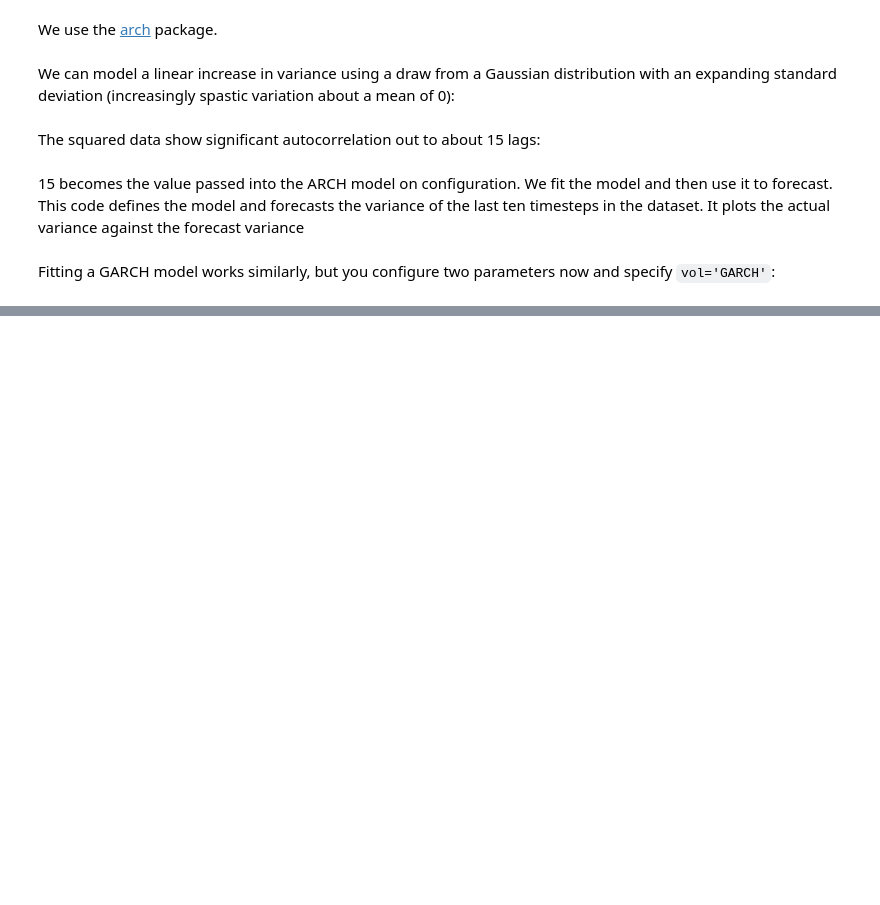
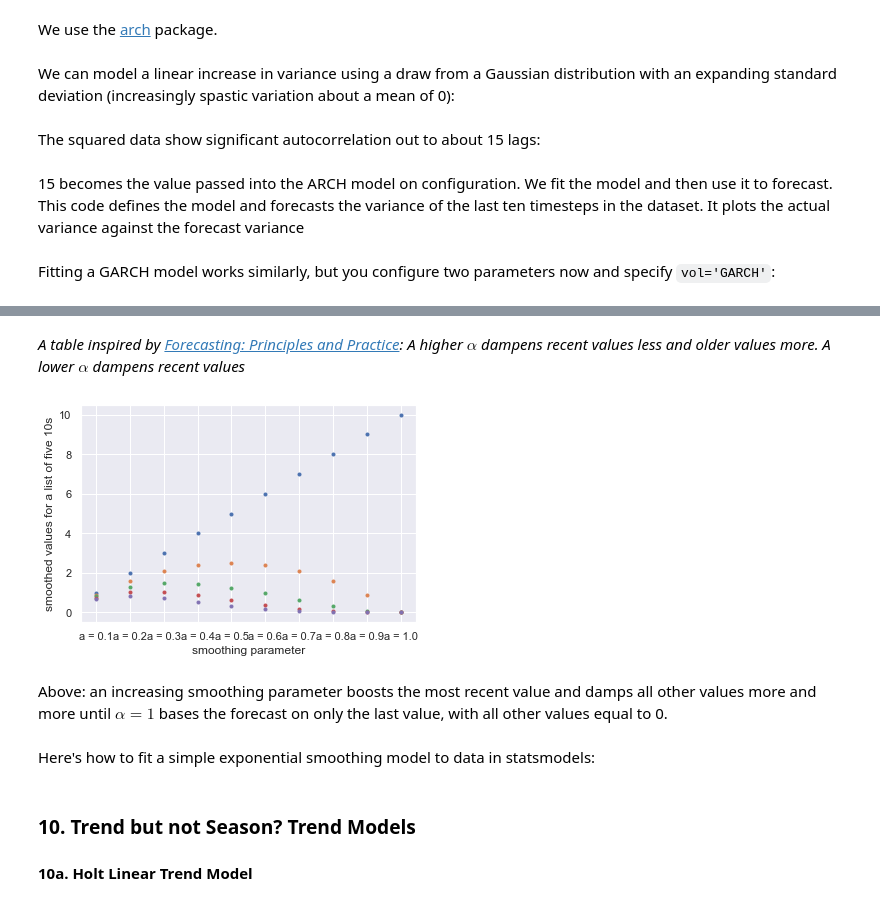
Before and after one commit to jefftrevino/Springboard, a Jupyter notebook: capstone1montereyWeather/time_series_analysis.ipynb, the cells around one changed output, grey strips where cells are left out. Cells and saved outputs as stored; diff of their text form; code cells hidden in the pictures; blank space fills up the shorter version.

Commit message:
added exponential, Holt, and Holt-Winters notes

```diff
--- a/capstone1montereyWeather/time_series_analysis.ipynb
+++ b/capstone1montereyWeather/time_series_analysis.ipynb
@@ -613,0 +629,10 @@ model = arch_model(train, mean='Zero', vol='GARCH', p=15, q=15)
+# %%
+import pandas as pd
+alphas = [x/10 for x in range(1, 11)] # get alphas of .2, .4, .6, .8
+value_df = pd.DataFrame([])
+
+for alpha in alphas:
+     value_df[str(alpha)] = [alpha*(1-alpha)**i *10 for i in range(5)] # smooth move
+value_df.columns = ['a = ' + str(x) for x in value_df.columns]
+value_df.index = value_df.index.rename('smoothing exponent')
+value_df
@@ -613,0 +647,19 @@ model = arch_model(train, mean='Zero', vol='GARCH', p=15, q=15)
+# %% [markdown]
+*A table inspired by [Forecasting: Principles and Practice](https://otexts.com/fpp2/ses.html): A higher $\alpha$ dampens recent values less and older values more. A lower $\alpha$ dampens recent values*
+# %%
+import matplotlib.pyplot as plt
+import seaborn as sns
+
+sns.set()
+
+for i in value_df.index:
+    plt.plot(value_df.loc[i,:], marker='.', linestyle='none')
+plt.xlabel('smoothing parameter')
+plt.ylabel('smoothed values for a list of five 10s')
+plt.show()
+# %% [output]
+[figure, added]
+# %% [markdown]
+Above: an increasing smoothing parameter boosts the most recent value and damps all other values more and more until $\alpha=1$ bases the forecast on only the last value, with all other values equal to 0.
+# %% [markdown]
+Here's how to fit a simple exponential smoothing model to data in statsmodels:
@@ -613,0 +673,4 @@ model = arch_model(train, mean='Zero', vol='GARCH', p=15, q=15)
+# %% [markdown]
+### 10. Trend but not Season? Trend Models
+
+#### 10a. Holt Linear Trend Model
```
Also changed, not shown: parts of 32 cells of this notebook.
